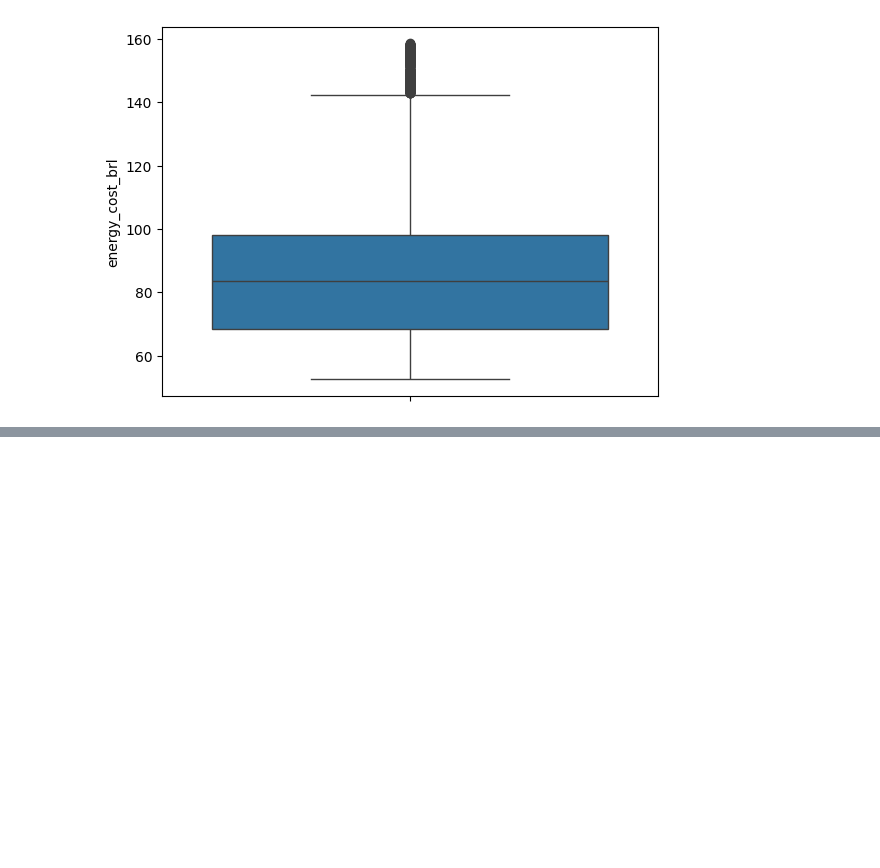
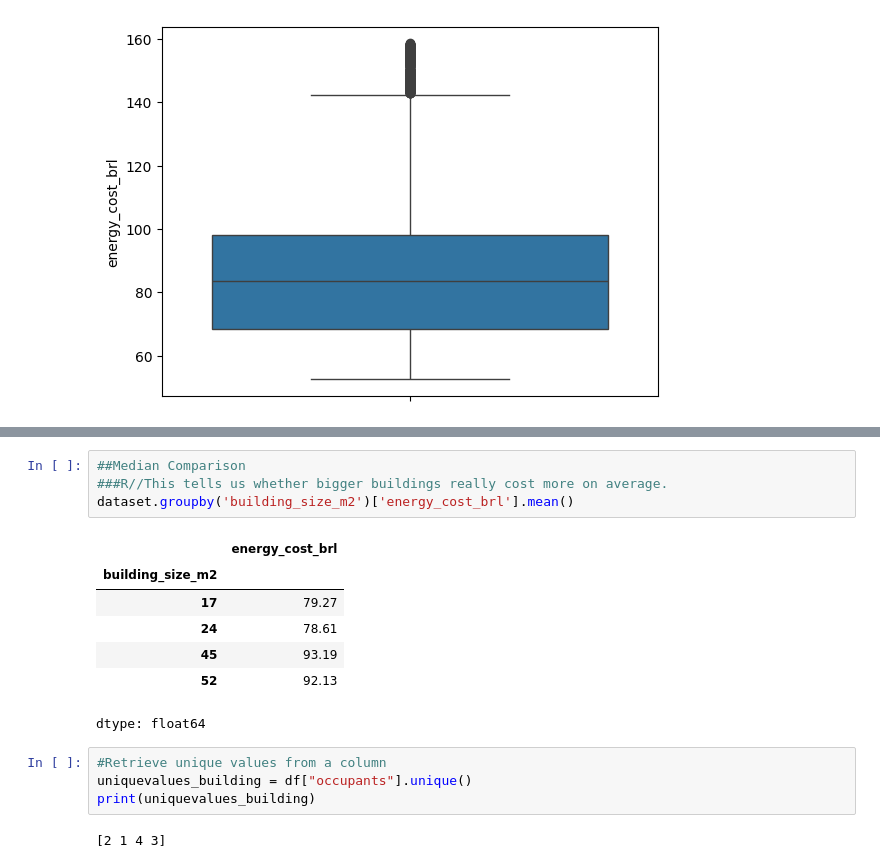
Before and after one commit to KrisDA-1/NU_Pandas, a Jupyter notebook: BD_Hypothesis.ipynb, the cells around one changed output, grey strips where cells are left out. Cells and saved outputs as stored; diff of their text form; blank space fills up the shorter version.

```diff
--- a/BD_Hypothesis.ipynb
+++ b/BD_Hypothesis.ipynb
@@ -128,0 +216,18 @@ fig.show()
+# %%
+##Median Comparison
+###R//This tells us whether bigger buildings really cost more on average.
+dataset.groupby('building_size_m2')['energy_cost_brl'].mean()
+# %% [output]
+|  | energy_cost_brl |
+| building_size_m2 |  |
+| 17 | 79.27 |
+| 24 | 78.61 |
+| 45 | 93.19 |
+| 52 | 92.13 |
+dtype: float64
+# %%
+#Retrieve unique values from a column
+uniquevalues_building = df["occupants"].unique()
+print(uniquevalues_building)
+# %% [output]
+[2 1 4 3]
```
Also changed, not shown: parts of 14 cells of this notebook.
